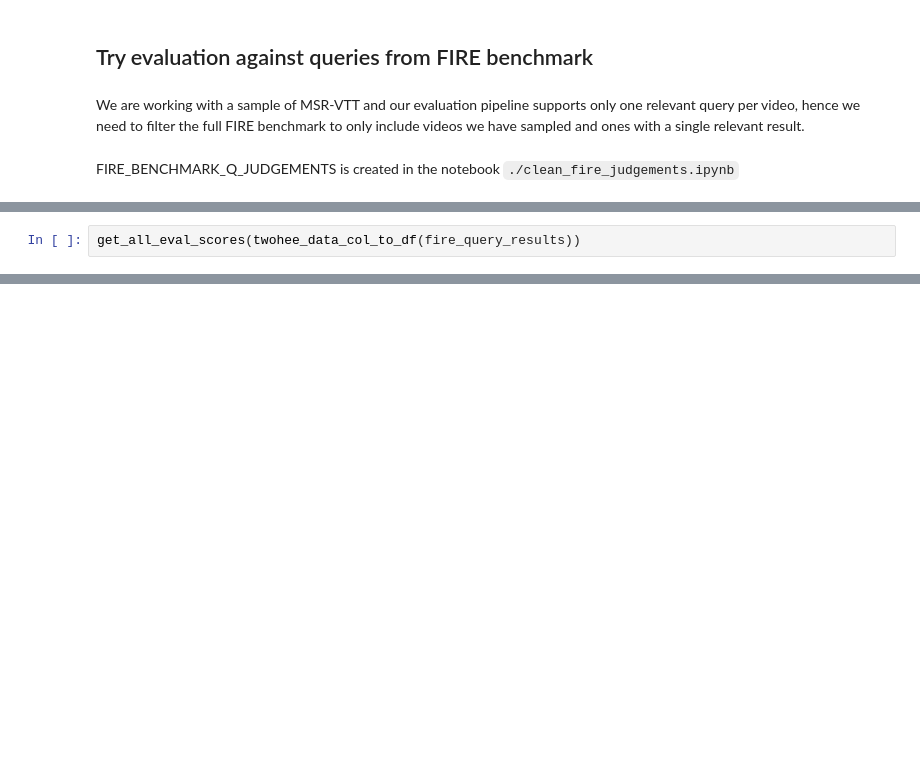
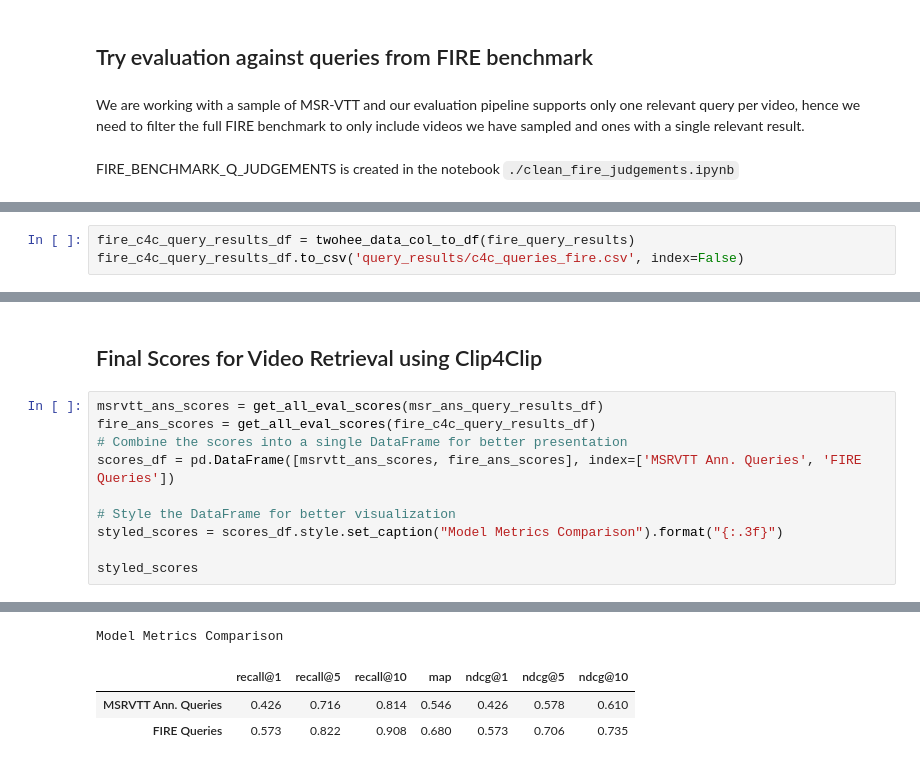
Before and after one commit to Suraj-Ram/video-semantic-search, a Jupyter notebook: final_vr_c4c.ipynb, the cells around one changed output, grey strips where cells are left out. Saved outputs shown, nothing was run; the diff lists cells and outputs as text; blank space fills up the shorter version.

```diff
--- a/final_vr_c4c.ipynb
+++ b/final_vr_c4c.ipynb
@@ -182,2 +155,3 @@ fire_query_results = DataCollection(video_search_pipeline(FIRE_BENCHMARK_Q_JUDGE
 # %%
-get_all_eval_scores(twohee_data_col_to_df(fire_query_results))
+fire_c4c_query_results_df = twohee_data_col_to_df(fire_query_results)
+fire_c4c_query_results_df.to_csv('query_results/c4c_queries_fire.csv', index=False)
@@ -191,0 +168,13 @@ get_all_eval_scores(twohee_data_col_to_df(fire_query_results))
+# %% [markdown]
+## Final Scores for Video Retrieval using Clip4Clip
+# %%
+msrvtt_ans_scores = get_all_eval_scores(msr_ans_query_results_df)
+fire_ans_scores = get_all_eval_scores(fire_c4c_query_results_df)
+# Combine the scores into a single DataFrame for better presentation
+scores_df = pd.DataFrame([msrvtt_ans_scores, fire_ans_scores], index=['MSRVTT Ann. Queries', 'FIRE Queries'])
+
+# Style the DataFrame for better visualization
+styled_scores = scores_df.style.set_caption("Model Metrics Comparison").format("{:.3f}")
+
+styled_scores
+# %% [output]
@@ -191,0 +187,4 @@ get_all_eval_scores(twohee_data_col_to_df(fire_query_results))
+Model Metrics Comparison
+|  | recall@1 | recall@5 | recall@10 | map | ndcg@1 | ndcg@5 | ndcg@10 |
+| MSRVTT Ann. Queries | 0.426 | 0.716 | 0.814 | 0.546 | 0.426 | 0.578 | 0.610 |
+| FIRE Queries | 0.573 | 0.822 | 0.908 | 0.680 | 0.573 | 0.706 | 0.735 |
```
Also changed, not shown: parts of 18 cells of this notebook, 4 other files.
